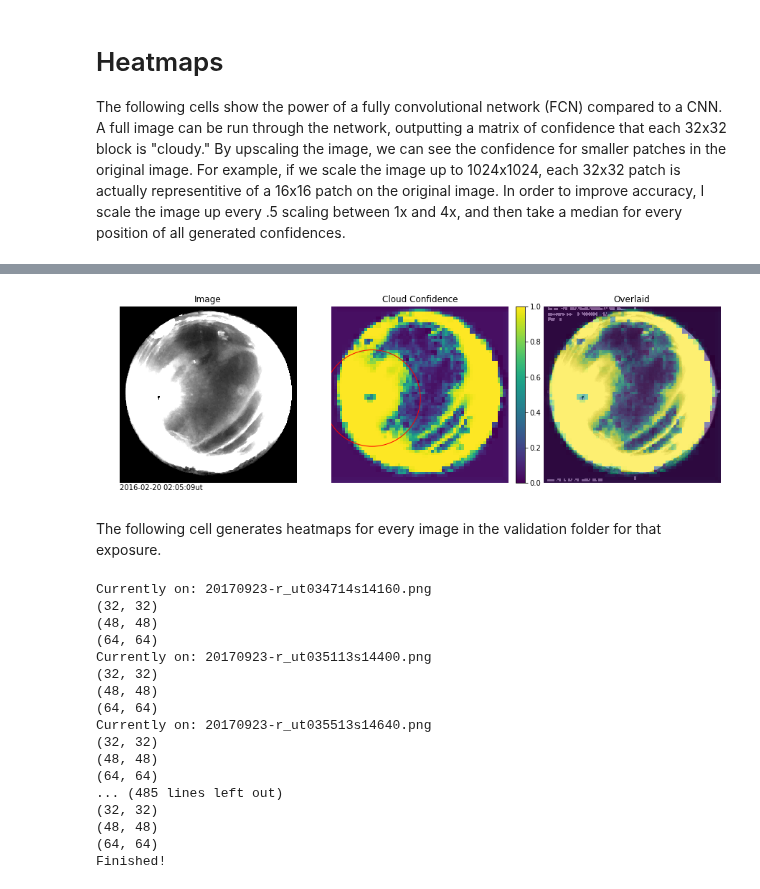
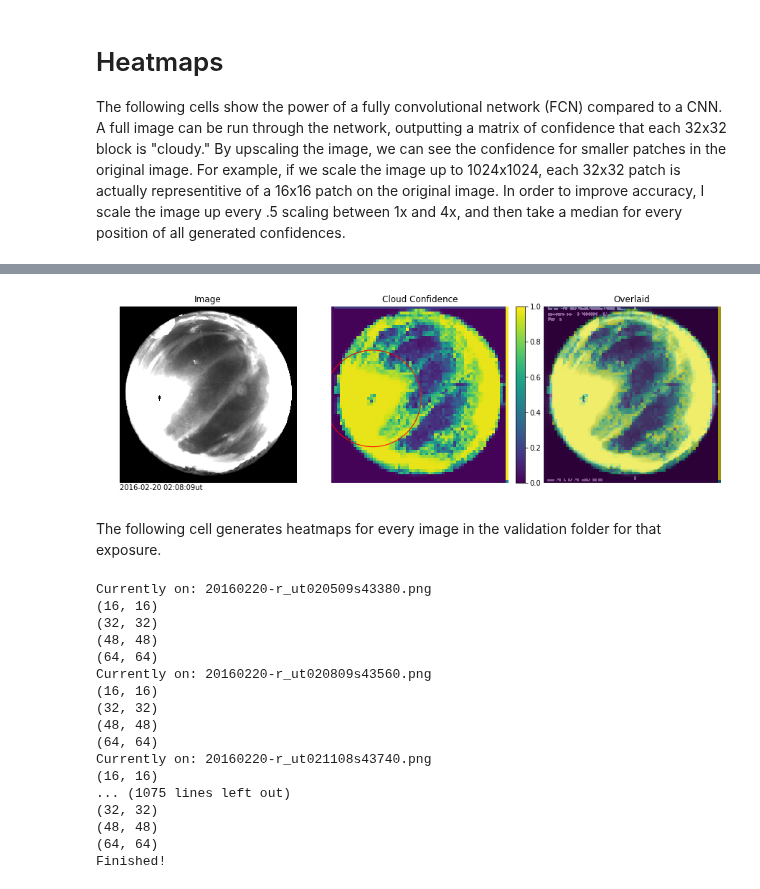
Before and after one commit to dylanagreen/kpno-allsky, a Jupyter notebook: Image Classifier v5.ipynb, the cells around one changed output, grey strips where cells are left out. Cells and saved outputs as stored; diff of their text form; code cells hidden in the pictures.

```diff
--- a/Image Classifier v5.ipynb
+++ b/Image Classifier v5.ipynb
@@ -257,7 +257,7 @@ import torchvision.transforms.functional as TF
 import random
 # %%
 # Which exposure we're using for this network.
-exposure = "6"
+exposure = "0.3"
 # %%
 # This transform is used for the validation set.
 # Transforms the images into a nice format.
@@ -670,7 +671,7 @@ m = 4
 width = int(512/32 * m)
 confidence0 = []
 confidence1 = []
-values = np.arange(2, m + 0.5, 1)
+values = np.arange(3, m + 0.5, 1)
 
 for scale in values:
     test = check_entire(im, scale, exposure, name)
@@ -800,9 +800,9 @@ def make_heatmap(name, confidence, ghosts=None, circle=False, disp=False):
     if not disp:
         plt.close()
 # %%
-make_heatmap(name, confidence1, disp=True, circle=True)
+make_heatmap(name, confidence0, disp=True, circle=True)
 # %% [output]
-[figure, old version]
+[figure, new version]
 # %% [markdown]
 The following cell generates heatmaps for every image in the validation folder for that exposure.
 # %%
@@ -819,7 +819,7 @@ for name in images:
     width = int(512/32 * m)
     confidence0 = []
     confidence1 = []
-    values = np.arange(2, m + 0.5, 1)
+    values = np.arange(1, m + 0.5, 1)
 
     for scale in values:
         test = check_entire(im, scale, exposure, name)
@@ -834,23 +834,23 @@ for name in images:
         x2 = np.array(Image.fromarray(x.astype('float32')).resize((width, width))).reshape((width, width, 1))
         confidence1.append(x2)
 
-    make_heatmap(name, confidence1)
+    make_heatmap(name, confidence0, circle=True)
 
 print("Finished!")
 # %% [output]
-Currently on: 20170923-r_ut034714s14160.png
+Currently on: 20160220-r_ut020509s43380.png
+(16, 16)
 (32, 32)
 (48, 48)
 (64, 64)
-Currently on: 20170923-r_ut035113s14400.png
+Currently on: 20160220-r_ut020809s43560.png
+(16, 16)
 (32, 32)
 (48, 48)
 (64, 64)
-Currently on: 20170923-r_ut035513s14640.png
-(32, 32)
-(48, 48)
-(64, 64)
-... (485 lines left out)
+Currently on: 20160220-r_ut021108s43740.png
+(16, 16)
+... (1075 lines left out)
 (32, 32)
 (48, 48)
 (64, 64)
```
Also changed, not shown: parts of 6 cells of this notebook.
